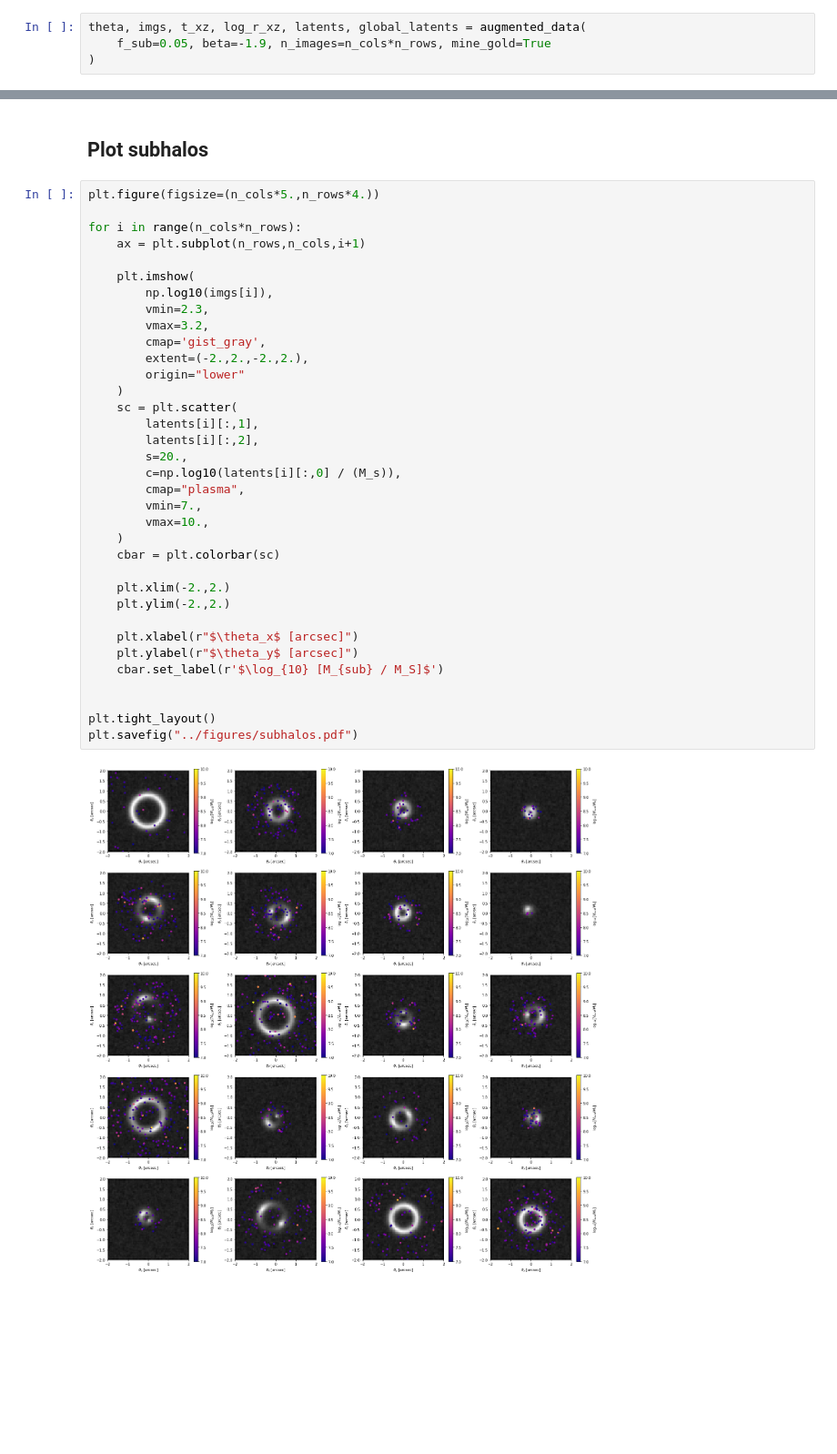
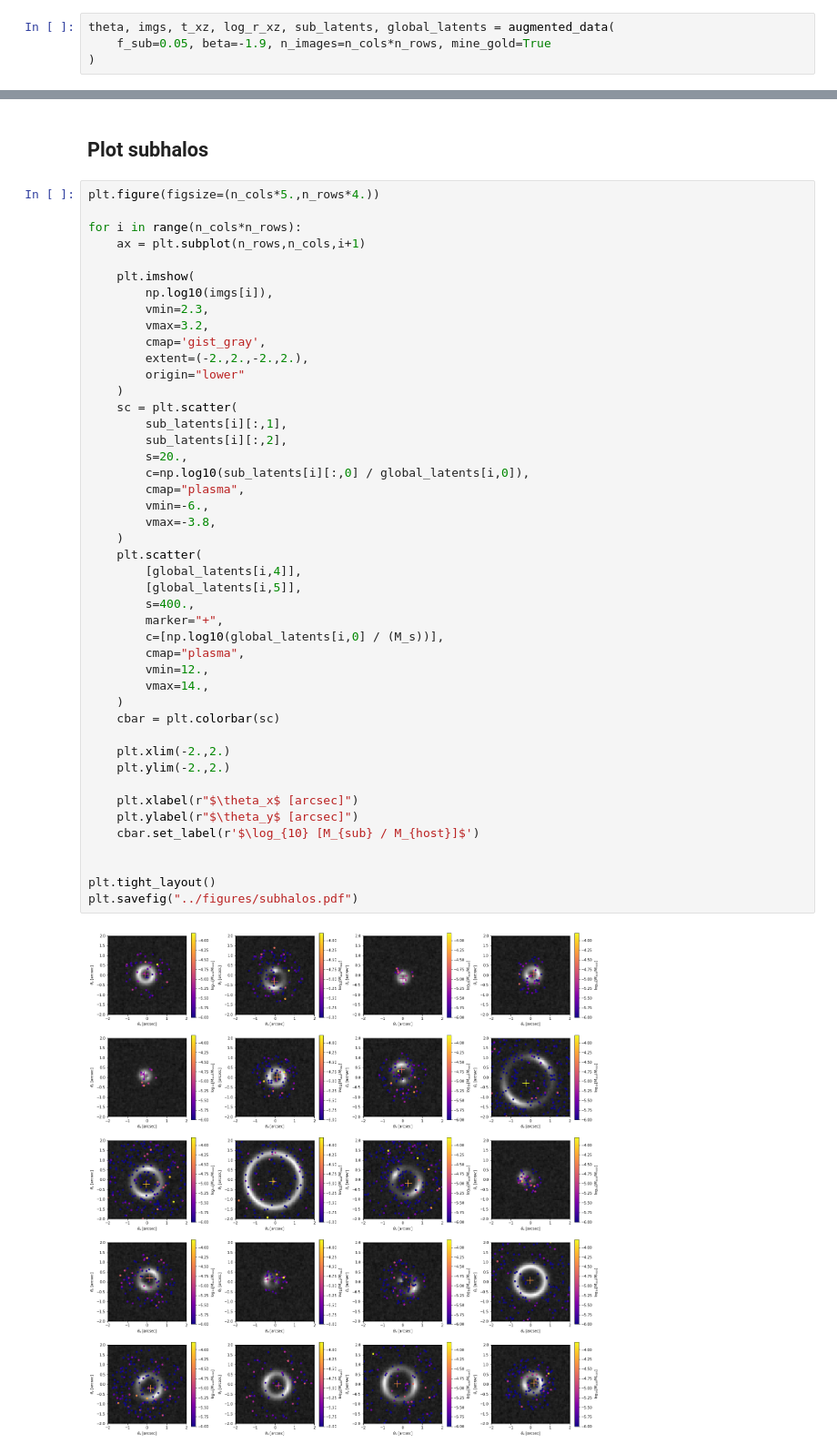
Before and after one commit to smsharma/mining-for-substructure-lens, a Jupyter notebook: notebooks/01_plot_subhalos.ipynb, the cells around one changed output, grey strips where cells are left out. Shown: that part at 91% size. Saved outputs shown, nothing was run; the diff lists cells and outputs as text; blank space fills up the shorter version.

Commit message:
Beetter subhalo plots

```diff
--- a/notebooks/01_plot_subhalos.ipynb
+++ b/notebooks/01_plot_subhalos.ipynb
@@ -30,7 +30,7 @@ n_rows = 5
 # %% [markdown]
 ## Make data
 # %%
-theta, imgs, t_xz, log_r_xz, latents, global_latents = augmented_data(
+theta, imgs, t_xz, log_r_xz, sub_latents, global_latents = augmented_data(
     f_sub=0.05, beta=-1.9, n_images=n_cols*n_rows, mine_gold=True
 )
 # %% [output]
@@ -59,37 +59,47 @@ theta, imgs, t_xz, log_r_xz, latents, global_latents = augmented_data(
 # %%
 plt.figure(figsize=(n_cols*5.,n_rows*4.))
 
 for i in range(n_cols*n_rows):
     ax = plt.subplot(n_rows,n_cols,i+1)
 
     plt.imshow(
         np.log10(imgs[i]),
         vmin=2.3,
         vmax=3.2,
         cmap='gist_gray',
         extent=(-2.,2.,-2.,2.),
         origin="lower"
     )
     sc = plt.scatter(
-        latents[i][:,1],
-        latents[i][:,2],
+        sub_latents[i][:,1],
+        sub_latents[i][:,2],
         s=20.,
-        c=np.log10(latents[i][:,0] / (M_s)),
+        c=np.log10(sub_latents[i][:,0] / global_latents[i,0]),
         cmap="plasma",
-        vmin=7.,
-        vmax=10.,
+        vmin=-6.,
+        vmax=-3.8,
+    )
+    plt.scatter(
+        [global_latents[i,4]],
+        [global_latents[i,5]],
+        s=400.,
+        marker="+",
+        c=[np.log10(global_latents[i,0] / (M_s))],
+        cmap="plasma",
+        vmin=12.,
+        vmax=14.,
     )
     cbar = plt.colorbar(sc)
 
     plt.xlim(-2.,2.)
     plt.ylim(-2.,2.)
 
     plt.xlabel(r"$\theta_x$ [arcsec]")
     plt.ylabel(r"$\theta_y$ [arcsec]")
-    cbar.set_label(r'$\log_{10} [M_{sub} / M_S]$')
+    cbar.set_label(r'$\log_{10} [M_{sub} / M_{host}]$')
 
 
 plt.tight_layout()
 plt.savefig("../figures/subhalos.pdf")
 # %% [output]
-[figure, old version]
+[figure, new version]
```
Also changed, not shown: parts of 1 cell of this notebook, 2 other files.
